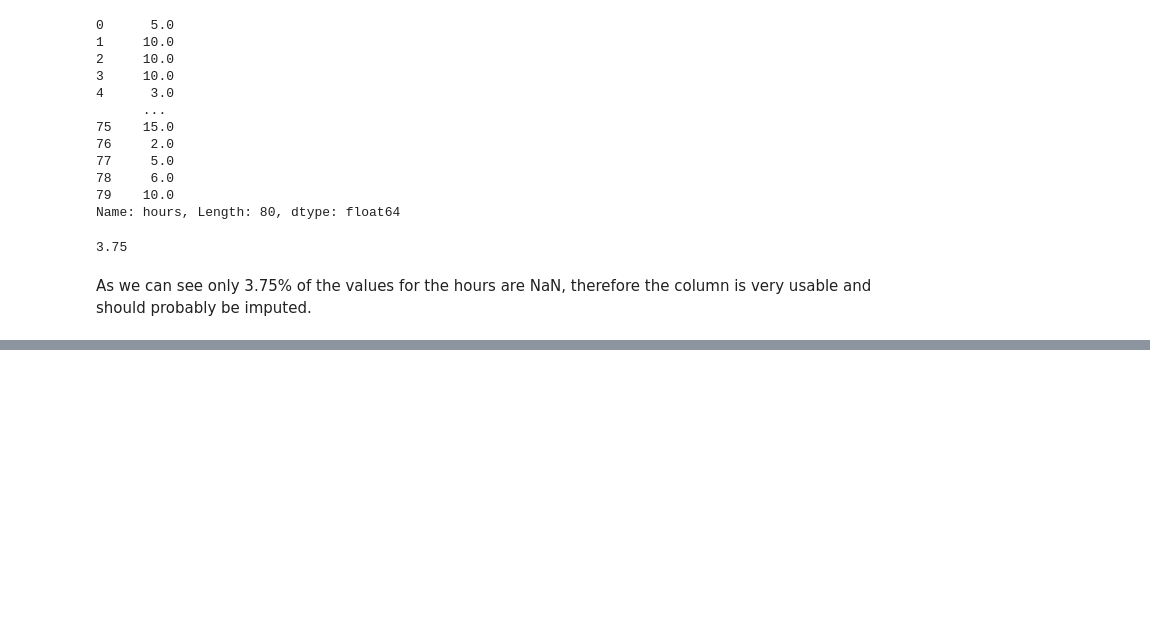
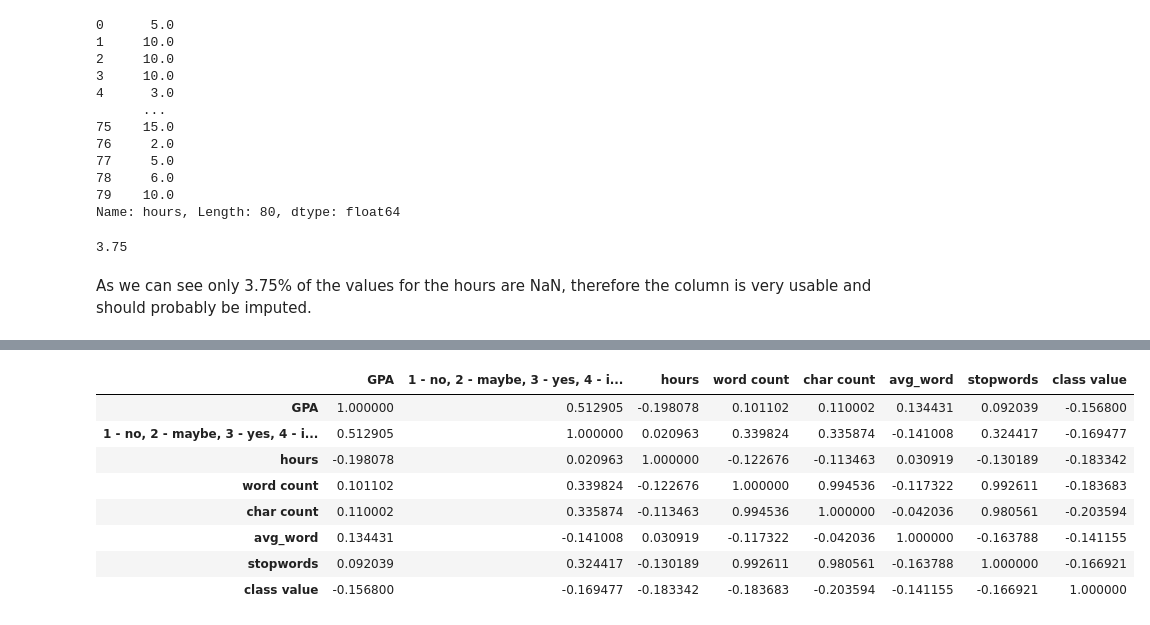
Before and after one commit to sushruth2003/ML-Recruiting-Classifier, a Jupyter notebook: workbook.ipynb, the cells around one changed output, grey strips where cells are left out. Saved outputs shown, nothing was run; the diff lists cells and outputs as text; code cells hidden in the pictures; blank space fills up the shorter version.

```diff
--- a/workbook.ipynb
+++ b/workbook.ipynb
@@ -136,0 +236,5 @@ As we can see only 3.75% of the values for the hours are NaN, therefore the colu
+# %%
+from nltk.corpus import stopwords
+stop = stopwords.words('english')
+df['stopwords'] = (df['Why does this team interest you?'] + df['What value will you bring to Quant?'] + df['What do you hope to get out of Quant?']).apply(lambda x: len([x for x in x.split() if x in stop]))
+df.head()
@@ -136,0 +259,18 @@ As we can see only 3.75% of the values for the hours are NaN, therefore the colu
+# %%
+df['Which team interests you?'] = df['Which team interests you?'].str.split(", ")
+# %%
+def job_type(value):
+    l = []
+    if 'Quantitative Research' in value:
+        l.append(1)
+    if 'Software Development' in value:
+        l.append(2)
+    if 'Strategy Implementation' in value:
+        l.append(3)
+    if 'Business' in value:
+        l.append(4)
+    return l
+
+
+df['team numbers'] = (df['Which team interests you?']).apply(lambda x: job_type(x))
+df.head()
@@ -136,0 +284,13 @@ As we can see only 3.75% of the values for the hours are NaN, therefore the colu
+# %%
+def class_type(value):
+    if value == 'Freshman':
+        return 1
+    if value == 'Sophomore':
+        return 2
+    if value == 'Junior':
+        return 3
+    if value == 'Senior':
+        return 4
+    return 0
+df['class value'] = df['Year in School'].apply(lambda x: class_type(x))
+df.head()
@@ -136,0 +305,12 @@ As we can see only 3.75% of the values for the hours are NaN, therefore the colu
+# %%
+df.corr()
+# %% [output]
+|  | GPA | 1 - no, 2 - maybe, 3 - yes, 4 - i... | hours | word count | char count | avg_word | stopwords | class value |
+| GPA | 1.000000 | 0.512905 | -0.198078 | 0.101102 | 0.110002 | 0.134431 | 0.092039 | -0.156800 |
+| 1 - no, 2 - maybe, 3 - yes, 4 - i... | 0.512905 | 1.000000 | 0.020963 | 0.339824 | 0.335874 | -0.141008 | 0.324417 | -0.169477 |
+| hours | -0.198078 | 0.020963 | 1.000000 | -0.122676 | -0.113463 | 0.030919 | -0.130189 | -0.183342 |
+| word count | 0.101102 | 0.339824 | -0.122676 | 1.000000 | 0.994536 | -0.117322 | 0.992611 | -0.183683 |
+| char count | 0.110002 | 0.335874 | -0.113463 | 0.994536 | 1.000000 | -0.042036 | 0.980561 | -0.203594 |
+| avg_word | 0.134431 | -0.141008 | 0.030919 | -0.117322 | -0.042036 | 1.000000 | -0.163788 | -0.141155 |
+| stopwords | 0.092039 | 0.324417 | -0.130189 | 0.992611 | 0.980561 | -0.163788 | 1.000000 | -0.166921 |
+| class value | -0.156800 | -0.169477 | -0.183342 | -0.183683 | -0.203594 | -0.141155 | -0.166921 | 1.000000 |
```
Also changed, not shown: parts of 18 cells of this notebook.
